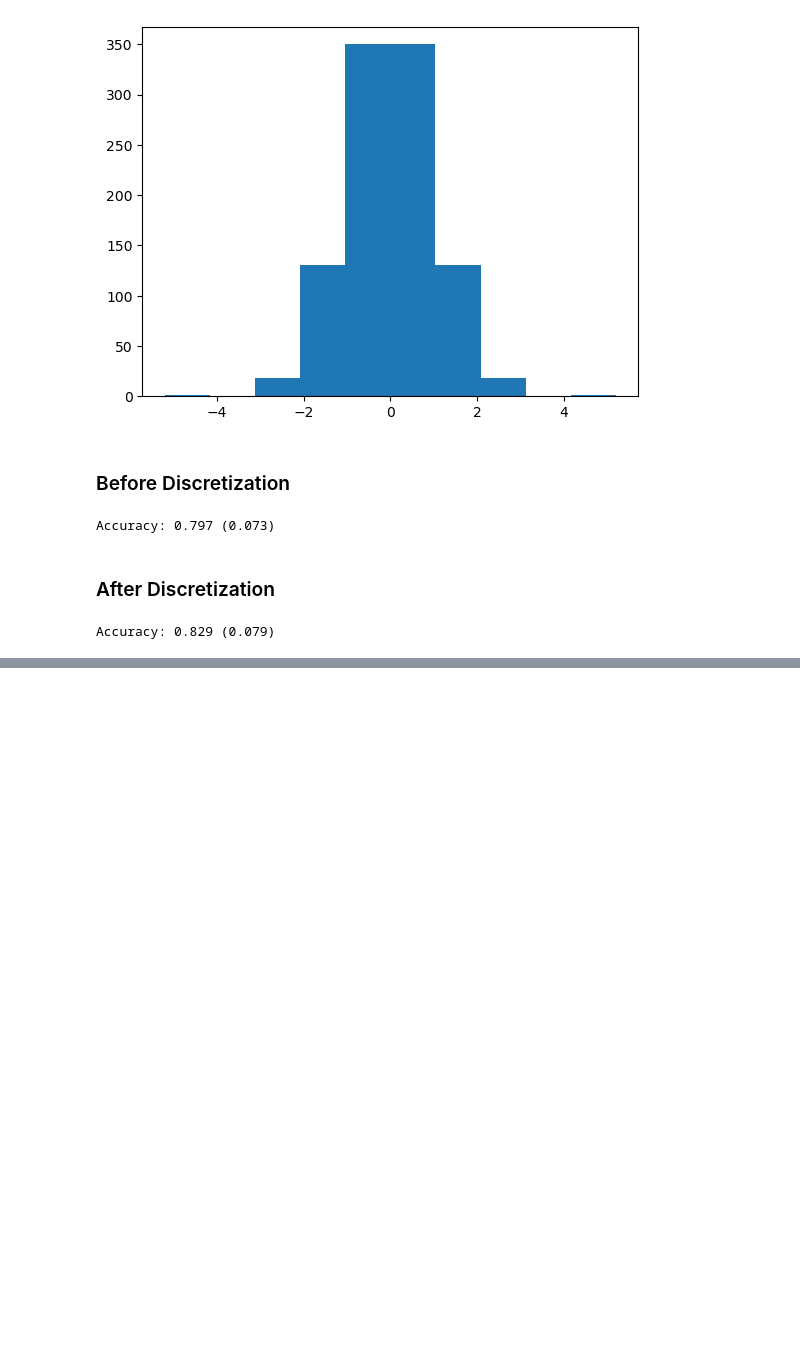
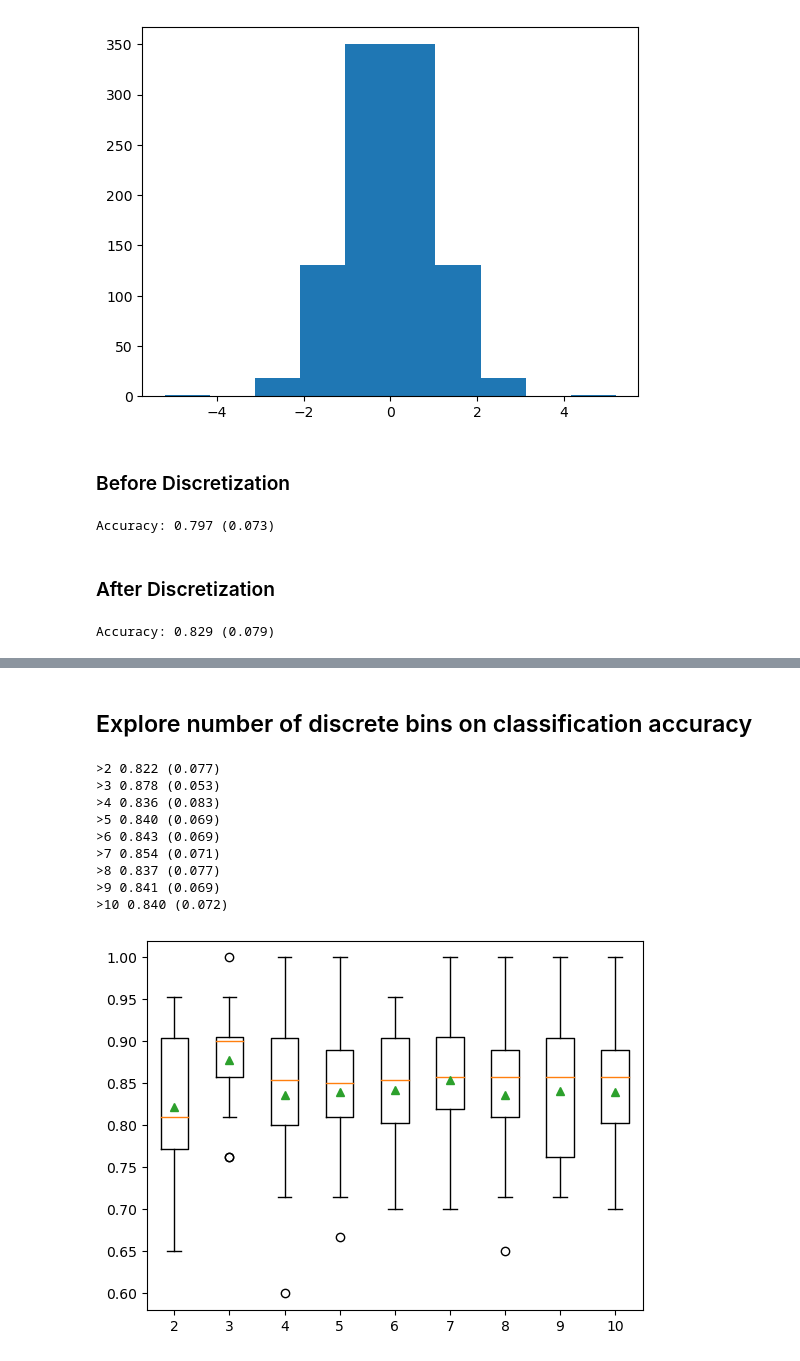
Before and after one commit to MaukanMir/Data-Preperation-For-ML, a Jupyter notebook: data_transforms.ipynb, the cells around one changed output, grey strips where cells are left out. Saved outputs shown, nothing was run; the diff lists cells and outputs as text; code cells hidden in the pictures; blank space fills up the shorter version.

```diff
--- a/data_transforms.ipynb
+++ b/data_transforms.ipynb
@@ -545,0 +601,64 @@ Accuracy: 0.829 (0.079)
+# %% [markdown]
+## Explore number of discrete bins on classification accuracy
+# %%
+
+from numpy import mean
+from numpy import std
+from pandas import read_csv
+from sklearn.model_selection import cross_val_score
+from sklearn.model_selection import RepeatedStratifiedKFold
+from sklearn.neighbors import KNeighborsClassifier
+from sklearn.preprocessing import KBinsDiscretizer
+from sklearn.preprocessing import LabelEncoder
+from sklearn.pipeline import Pipeline
+from matplotlib import pyplot
+# get the dataset
+def get_dataset():
+  # load dataset
+  dataset = read_csv('data/sonar.csv', header=None)
+  data = dataset.values
+  # separate into input and output columns
+  X, y = data[:, :-1], data[:, -1]
+  # ensure inputs are floats and output is an integer label X = X.astype('float32')
+  y = LabelEncoder().fit_transform(y.astype('str'))
+  return X, y
+# get a list of models to evaluate
+def get_models():
+  models = dict()
+  for i in range(2,11):
+    # define the pipeline
+    trans = KBinsDiscretizer(n_bins=i, encode='ordinal', strategy='quantile')
+    model = KNeighborsClassifier()
+    models[str(i)] = Pipeline(steps=[('t', trans), ('m', model)])
+  return models
+
+# evaluate a given model using cross-validation
+def evaluate_model(model, X, y):
+  cv = RepeatedStratifiedKFold(n_splits=10, n_repeats=3, random_state=1)
+  scores = cross_val_score(model, X, y, scoring='accuracy', cv=cv, n_jobs=-1)
+  return scores
+# get the dataset
+X, y = get_dataset()
+# get the models to evaluate
+models = get_models()
+# evaluate the models and store results
+results, names = list(), list()
+for name, model in models.items():
+  scores = evaluate_model(model, X, y)
+  results.append(scores)
+  names.append(name)
+  print('>%s %.3f (%.3f)' % (name, mean(scores), std(scores)))
+# plot model performance for comparison
+pyplot.boxplot(results, labels=names, showmeans=True)
+pyplot.show()
+# %% [output]
+>2 0.822 (0.077)
+>3 0.878 (0.053)
+>4 0.836 (0.083)
+>5 0.840 (0.069)
+>6 0.843 (0.069)
+>7 0.854 (0.071)
+>8 0.837 (0.077)
+>9 0.841 (0.069)
+>10 0.840 (0.072)
+[figure, added]
```
Also changed, not shown: parts of 7 cells of this notebook.
